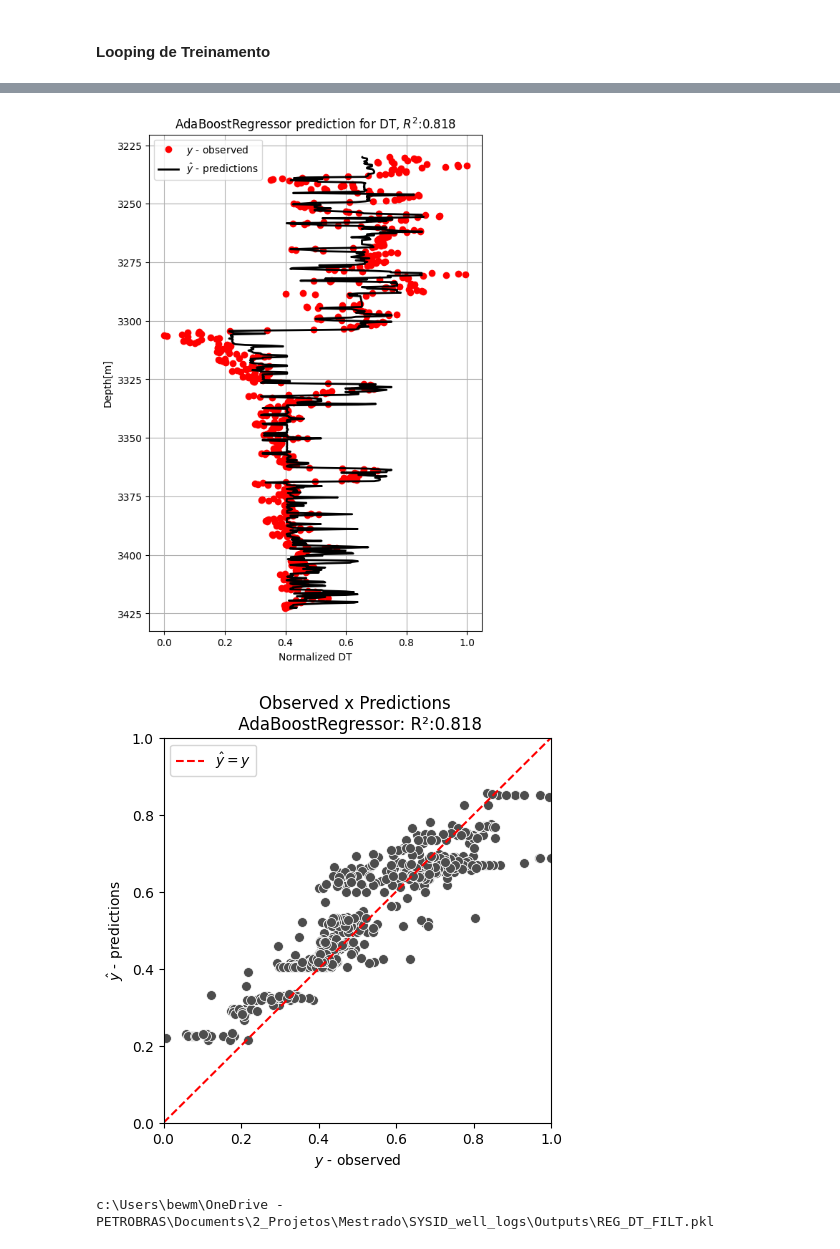
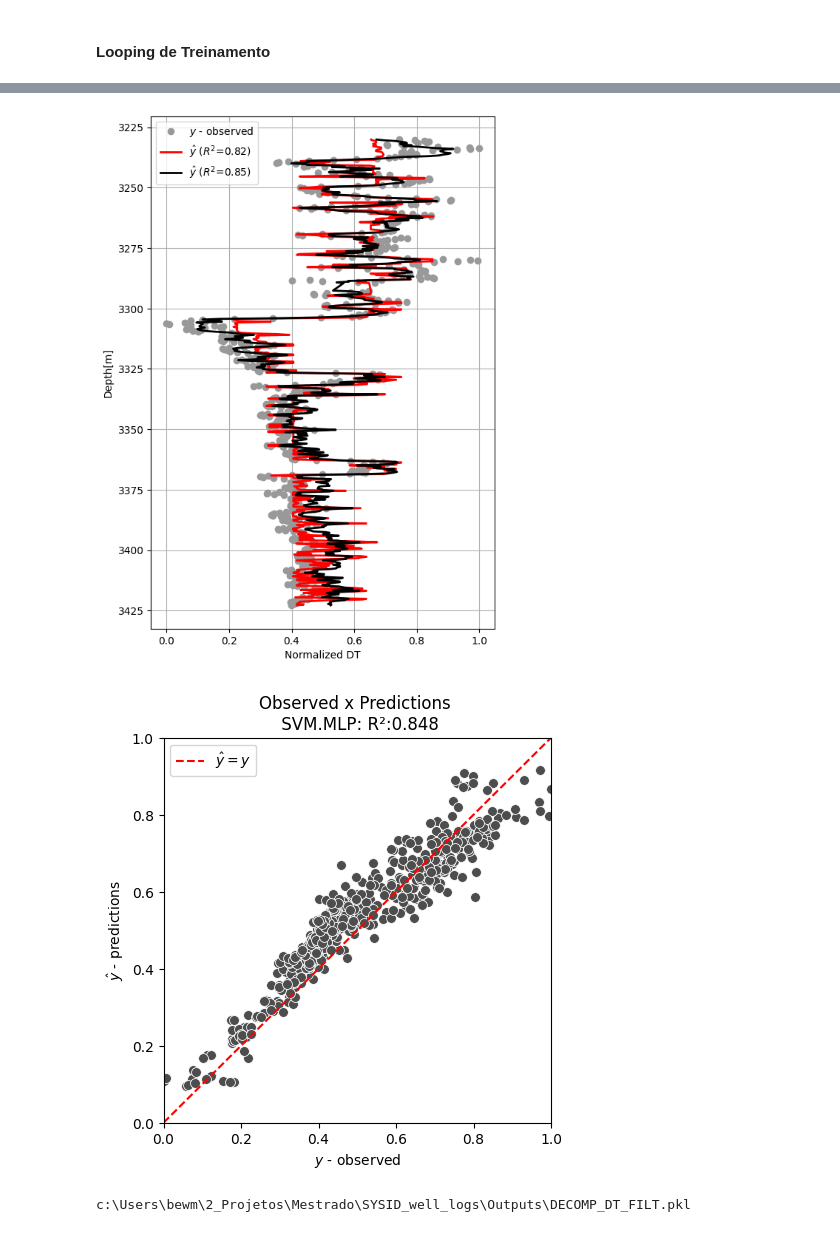
Before and after one commit to felipecostapereira/SYSID_well_logs, a Jupyter notebook: regression_decomp_DT_filter.ipynb, the cells around one changed output, grey strips where cells are left out. Cells and saved outputs as stored; diff of their text form; code cells hidden in the pictures.

Commit message:
decomp ok DT

```diff
--- a/regression_decomp_DT_filter.ipynb
+++ b/regression_decomp_DT_filter.ipynb
@@ -488,3 +489,0 @@ plt.ylim(lim)
-# %%
-df_results = df_results.sort_values('R2_TE', ascending=False).reset_index(drop=True)
-df_results
@@ -506,18 +490,26 @@ df_results
 # %%
-best_model = df_results.loc[0,'MODEL']
-y_hat = df_results.loc[0,'MODEL_OBJ'].predict(X_te)
+best_model_index = 0
+best_base_model_index = 21
+
+best_model = df_results.loc[best_model_index,:]
+best_base_model = df_results.loc[best_base_model_index,:]
+
+y_hat = best_model['MODEL_OBJ'][0].predict(X_te_dec.trend) + best_model['MODEL_OBJ'][1].predict(X_te_dec.seasonal+X_te_dec.resid)
+y_hat_base = best_base_model['MODEL_OBJ'].predict(X_te)
 # %%
 plt.figure(figsize=(6,9))
-plt.plot(y_te,test_df['MD'],'ro')
-plt.plot(y_hat,test_df['MD'], 'k', lw=2)
+plt.plot(y_te,test_df['MD'], 'o', color='#999999', label='$y$ - observed');
+plt.plot(y_hat_base,test_df['MD'], 'r', lw=2, label='$\hat{y}$ ('+f'$R^2$={r2_score(y_te, y_hat_base):.2f})')
+plt.plot(y_hat,test_df['MD'], 'k', lw=2, label='$\hat{y}$ ('+f'$R^2$={r2_score(y_te, y_hat):.2f})')
 plt.gca().invert_yaxis()
-plt.title(f'{best_model} prediction for {output[0]}, $R^2$:{r2_score(y_te, y_hat):.3f}')
+# plt.title(f'{best_model['MODEL']} prediction for {output[0]}, $R^2$:{r2_score(y_te, y_hat):.3f}')
 plt.xlabel(f'Normalized {output[0]}')
+plt.legend()
 plt.ylabel('Depth[m]')
-plt.legend(['$y$ - observed','$\hat{y}$ - predictions'])
 plt.grid()
+pass;
 # %% [output]
-[figure, old version]
+[figure, new version]
 # %%
 fig = plt.figure(figsize=(5,5))
 # fig = plt.figure(figsize=(12,12))
@@ -541,14 +533,14 @@ plt.title(f"Observed x Predictions \n {df_results.loc[0,'MODEL']}: R²:{df_resul
 # fig.savefig(p, format='eps')
 pass;
 # %% [output]
-[figure, old version]
+[figure, new version]
 # %%
-prefix = 'REG_DT_FILT'
+prefix = 'DECOMP_DT_FILT'
 binary = os.path.join(os.getcwd(), 'Outputs', f'{prefix}.pkl')
 print(binary)
 
 with open(binary, 'wb') as bin_file:
     pickle.dump(df_results, bin_file)
 # %% [output]
-c:\Users\bewm\OneDrive - PETROBRAS\Documents\2_Projetos\Mestrado\SYSID_well_logs\Outputs\REG_DT_FILT.pkl
+c:\Users\bewm\2_Projetos\Mestrado\SYSID_well_logs\Outputs\DECOMP_DT_FILT.pkl
 # %% [markdown]
```
Also changed, not shown: parts of 9 cells of this notebook.
